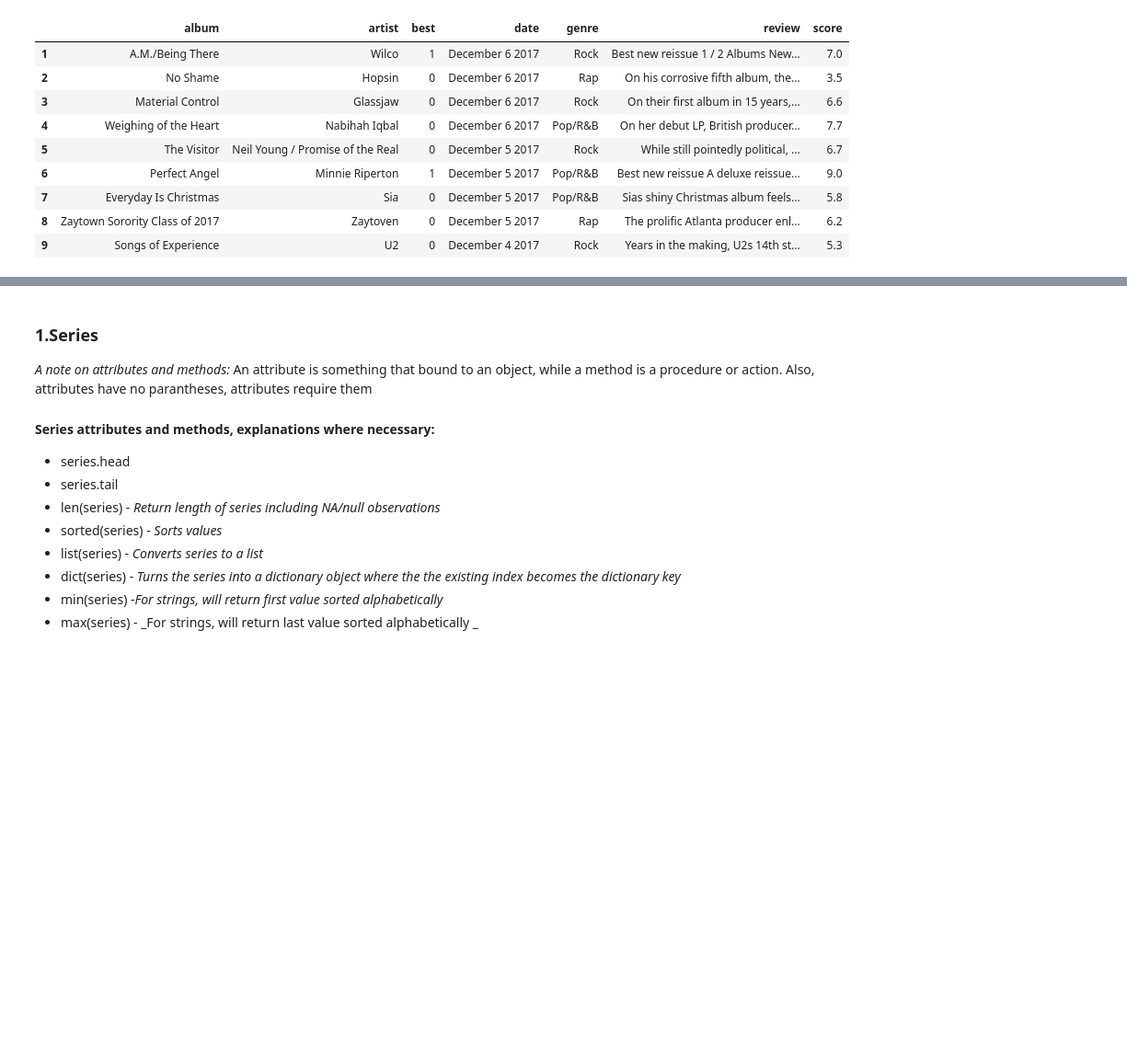
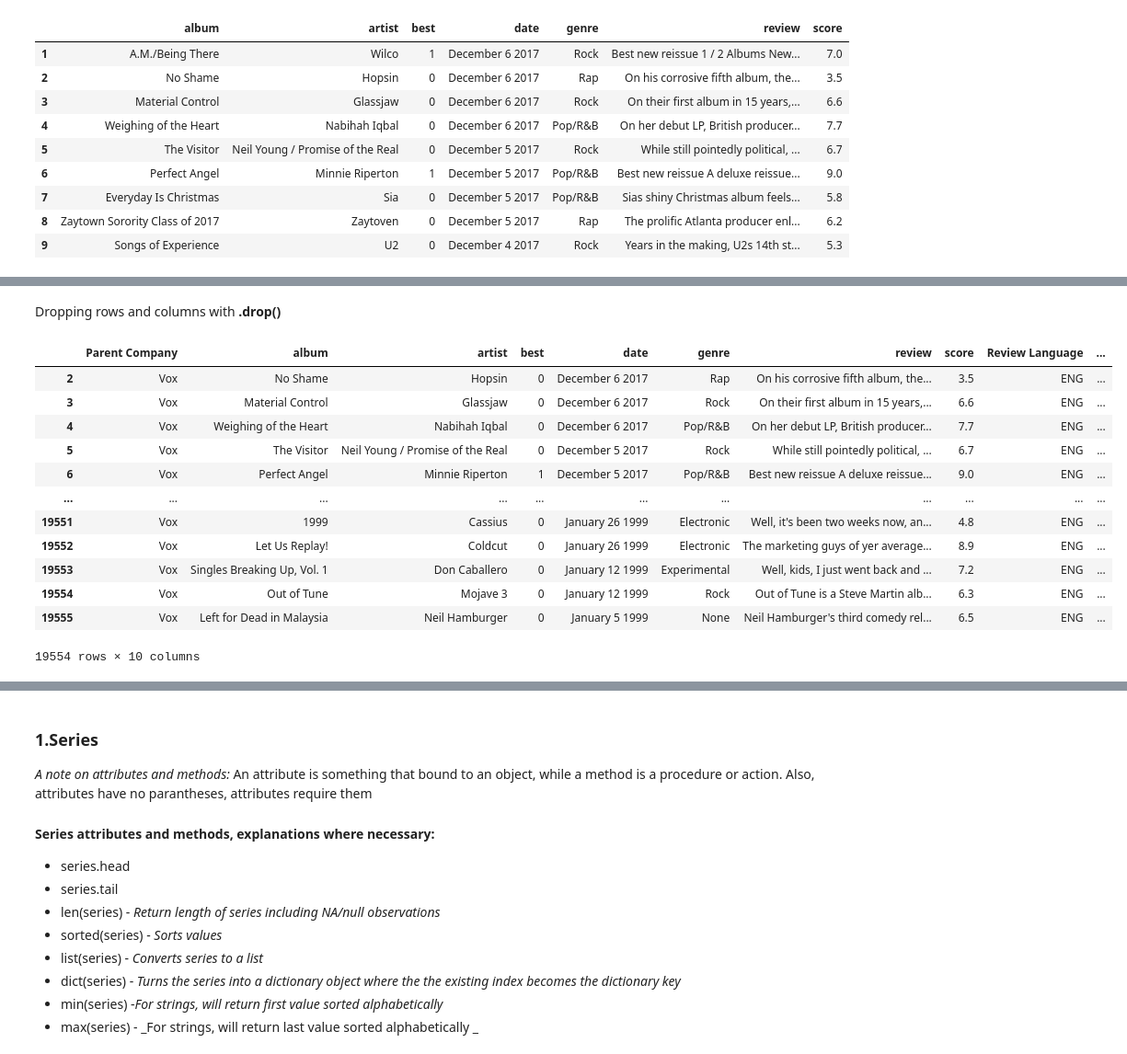
Before and after one commit to rsolter/Udemy-Courses, a Jupyter notebook: Udemy - Data Analysis with Pandas and Python/Summary.ipynb, the cells around one changed output, grey strips where cells are left out. Shown at 92% size. Cells and saved outputs as stored; diff of their text form; code cells hidden in the pictures; blank space fills up the shorter version.

```diff
--- a/Udemy - Data Analysis with Pandas and Python/Summary.ipynb
+++ b/Udemy - Data Analysis with Pandas and Python/Summary.ipynb
@@ -150,0 +211,3 @@ AttributeError: 'float' object has no attribute 'split'
+# %%
+p4k.insert(loc=0,column="Parent Company", value="Vox")
+p4k.head()
@@ -150,0 +223,6 @@ AttributeError: 'float' object has no attribute 'split'
+# %%
+new_review = {'Parent Company':'Vox','album':'Yandhi','artist':'Kanye West',
+              'best':'1','date':'December 31 2050','genre':'Rap','review':'BEST.ALBUM.EVER',
+              'score':10.0,'Review Language':'ENG'}
+# %%
+p4k.append(new_review,ignore_index=True) # ignore_index allows the new row(s) to be inserted seemlessly
@@ -150,0 +243,18 @@ AttributeError: 'float' object has no attribute 'split'
+# %% [markdown]
+Dropping rows and columns with **.drop()**
+# %%
+p4k.drop(1) # returns a dataframe w/out the observation with index label '1'
+# %% [output]
+|  | Parent Company | album | artist | best | date | genre | review | score | Review Language | ... |
+| 2 | Vox | No Shame | Hopsin | 0 | December 6 2017 | Rap | On his corrosive fifth album, the... | 3.5 | ENG | ... |
+| 3 | Vox | Material Control | Glassjaw | 0 | December 6 2017 | Rock | On their first album in 15 years,... | 6.6 | ENG | ... |
+| 4 | Vox | Weighing of the Heart | Nabihah Iqbal | 0 | December 6 2017 | Pop/R&B | On her debut LP, British producer... | 7.7 | ENG | ... |
+| 5 | Vox | The Visitor | Neil Young / Promise of the Real | 0 | December 5 2017 | Rock | While still pointedly political, ... | 6.7 | ENG | ... |
+| 6 | Vox | Perfect Angel | Minnie Riperton | 1 | December 5 2017 | Pop/R&B | Best new reissue A deluxe reissue... | 9.0 | ENG | ... |
+| ... | ... | ... | ... | ... | ... | ... | ... | ... | ... | ... |
+| 19551 | Vox | 1999 | Cassius | 0 | January 26 1999 | Electronic | Well, it's been two weeks now, an... | 4.8 | ENG | ... |
+| 19552 | Vox | Let Us Replay! | Coldcut | 0 | January 26 1999 | Electronic | The marketing guys of yer average... | 8.9 | ENG | ... |
+| 19553 | Vox | Singles Breaking Up, Vol. 1 | Don Caballero | 0 | January 12 1999 | Experimental | Well, kids, I just went back and ... | 7.2 | ENG | ... |
+| 19554 | Vox | Out of Tune | Mojave 3 | 0 | January 12 1999 | Rock | Out of Tune is a Steve Martin alb... | 6.3 | ENG | ... |
+| 19555 | Vox | Left for Dead in Malaysia | Neil Hamburger | 0 | January 5 1999 | None | Neil Hamburger's third comedy rel... | 6.5 | ENG | ... |
+19554 rows × 10 columns
```
Also changed, not shown: parts of 67 cells of this notebook, 1 other file.
